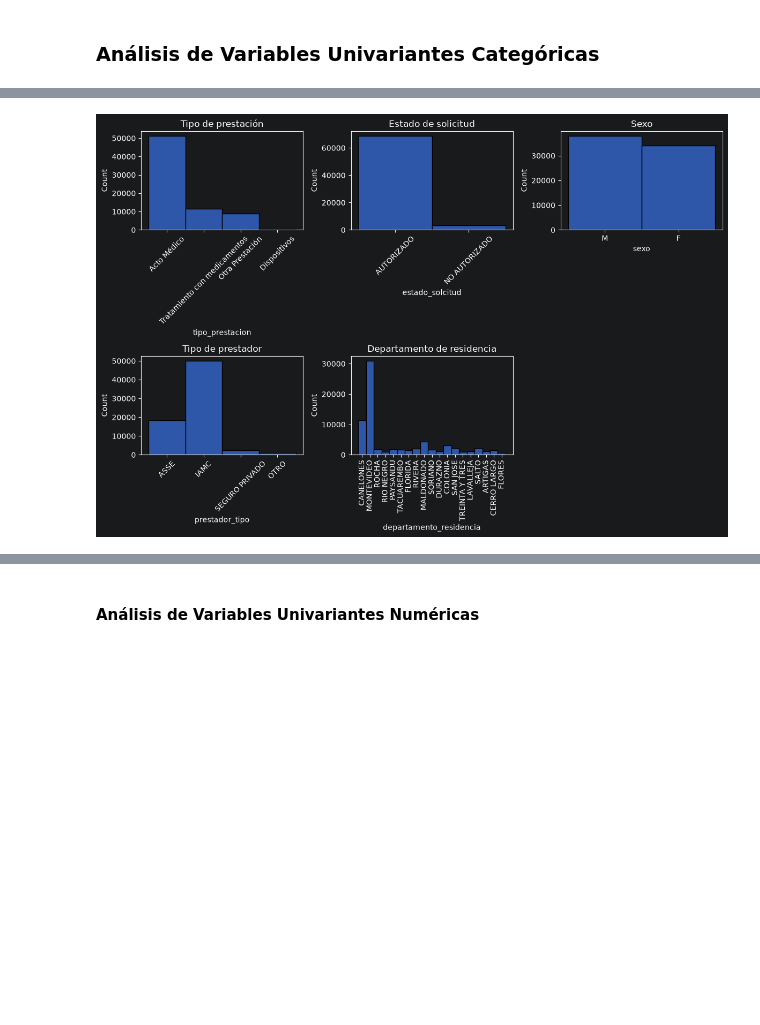
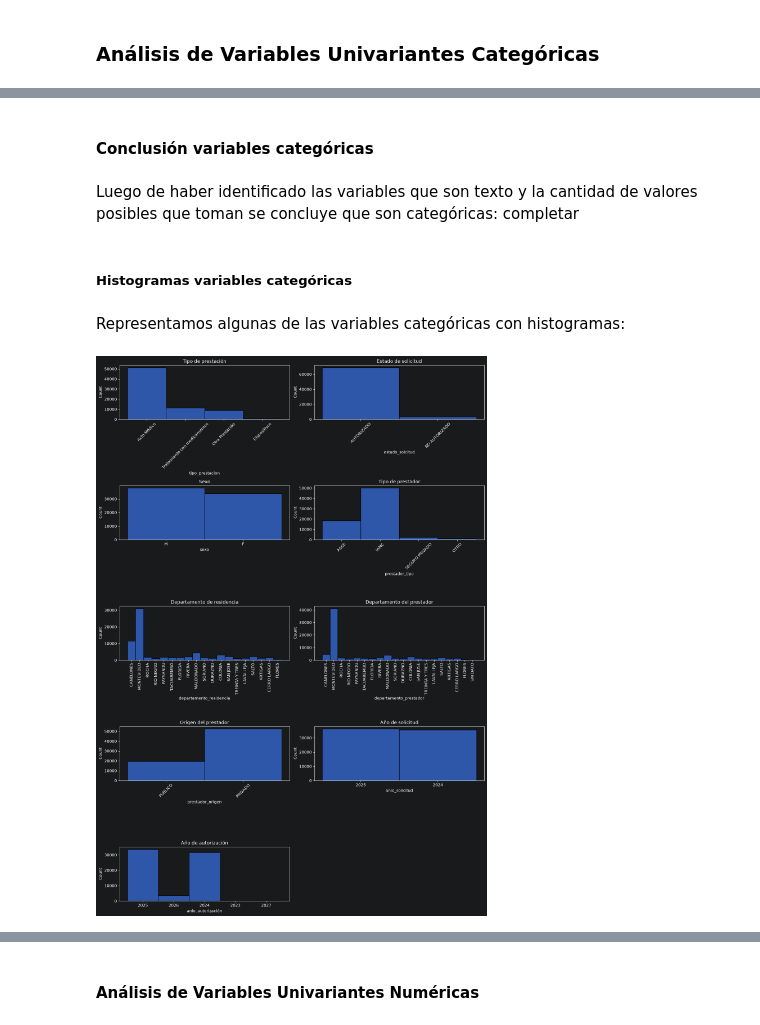
Before and after one commit to gperezucu/ucu-diploma-python_grupo_E, a Jupyter notebook: notebooks/practice.ipynb, the cells around one changed output, grey strips where cells are left out. Drawn from its saved outputs; the diff is of its cells as text; code cells hidden in the pictures; blank space fills up the shorter version.

```diff
--- a/notebooks/practice.ipynb
+++ b/notebooks/practice.ipynb
@@ -265,0 +222,2 @@ df.describe()
+# %%
+df["anio_solicitud"] = df["fecha_solicitud"].str[-4:]
@@ -265,0 +252,3 @@ df.describe()
+# %%
+df.rename(columns={'estado_solcitud': 'estado_solicitud'}, inplace=True)
+df
@@ -423,0 +461,5 @@ np.int64(0)
+# %%
+df['prestacion_desc'] = df['prestacion_desc'].replace(
+'Neuromodulación en enfermedad de Parkinson y distonías',
+'Neuromodulacion en enf. de Parkinson y Distonias (Cirugia)')
+df.groupby('prestacion_cod')['prestacion_desc'].nunique().max()
@@ -444,6 +498,5 @@ Se procede a eliminar la columna pac_enmascarado
 # %%
-df.drop(["pac_enmascarado"],
-        axis=1,
-        inplace=True)
+df.drop(["pac_enmascarado", "fecha_solicitud", "fecha_autorización", "prestacion_cod"],axis=1,
+inplace=True)
 df
 # %% [output]
@@ -479,22 +572,52 @@ Ejemplo Histograma: variable categóricas
+# %% [markdown]
+#### Conclusión variables categóricas ####
+# %% [markdown]
+Luego de haber identificado las variables que son texto y la cantidad de valores posibles que toman se concluye que son categóricas: completar
+# %% [markdown]
+##### Histogramas variables categóricas #####
+# %% [markdown]
+Representamos algunas de las variables categóricas con histogramas:
 # %%
-fig, axis = plt.subplots(2, 3, figsize=(12, 8))
+fig, axis = plt.subplots(5, 2, figsize=(14, 20))
+
 sns.histplot(ax=axis[0, 0], data=df, x="tipo_prestacion")
 axis[0, 0].set_title("Tipo de prestación")
 axis[0, 0].tick_params(axis='x', rotation=45)
+
 sns.histplot(ax=axis[0, 1], data=df, x="estado_solcitud")
 axis[0, 1].set_title("Estado de solicitud")
 axis[0, 1].tick_params(axis='x', rotation=45)
-sns.histplot(ax=axis[0, 2], data=df, x="sexo")
-axis[0, 2].set_title("Sexo")
-sns.histplot(ax=axis[1, 0], data=df, x="prestador_tipo")
-axis[1, 0].set_title("Tipo de prestador")
-axis[1, 0].tick_params(axis='x', rotation=45)
-sns.histplot(ax=axis[1, 1], data=df, x="departamento_residencia")
-axis[1, 1].set_title("Departamento de residencia")
-axis[1, 1].tick_params(axis='x', rotation=90)
+
+sns.histplot(ax=axis[1, 0], data=df, x="sexo")
+axis[1, 0].set_title("Sexo")
+
+sns.histplot(ax=axis[1, 1], data=df, x="prestador_tipo")
+axis[1, 1].set_title("Tipo de prestador")
+axis[1, 1].tick_params(axis='x', rotation=45)
+
+sns.histplot(ax=axis[2, 0], data=df, x="departamento_residencia")
+axis[2, 0].set_title("Departamento de residencia")
+axis[2, 0].tick_params(axis='x', rotation=90)
+
+sns.histplot(ax=axis[2, 1], data=df, x="departamento_prestador")
+axis[2, 1].set_title("Departamento del prestador")
+axis[2, 1].tick_params(axis='x', rotation=90)
+
+sns.histplot(ax=axis[3, 0], data=df, x="prestador_origen")
+axis[3, 0].set_title("Origen del prestador")
+axis[3, 0].tick_params(axis='x', rotation=45)
+
+sns.histplot(ax=axis[3, 1], data=df, x="anio_solicitud")
+axis[3, 1].set_title("Año de solicitud")
+
+sns.histplot(ax=axis[4, 0], data=df, x="anio_autorización")
+axis[4, 0].set_title("Año de autorización")
+
+# Oculta el último gráfico vacío
+axis[4, 1].set_visible(False)
+
 plt.tight_layout()
-axis[1, 2].set_visible(False)
 plt.show()
 # %% [output]
-[figure, old version]
+[figure, new version]
 # %% [markdown]
```
Also changed, not shown: parts of 86 cells of this notebook, 1 other file.
